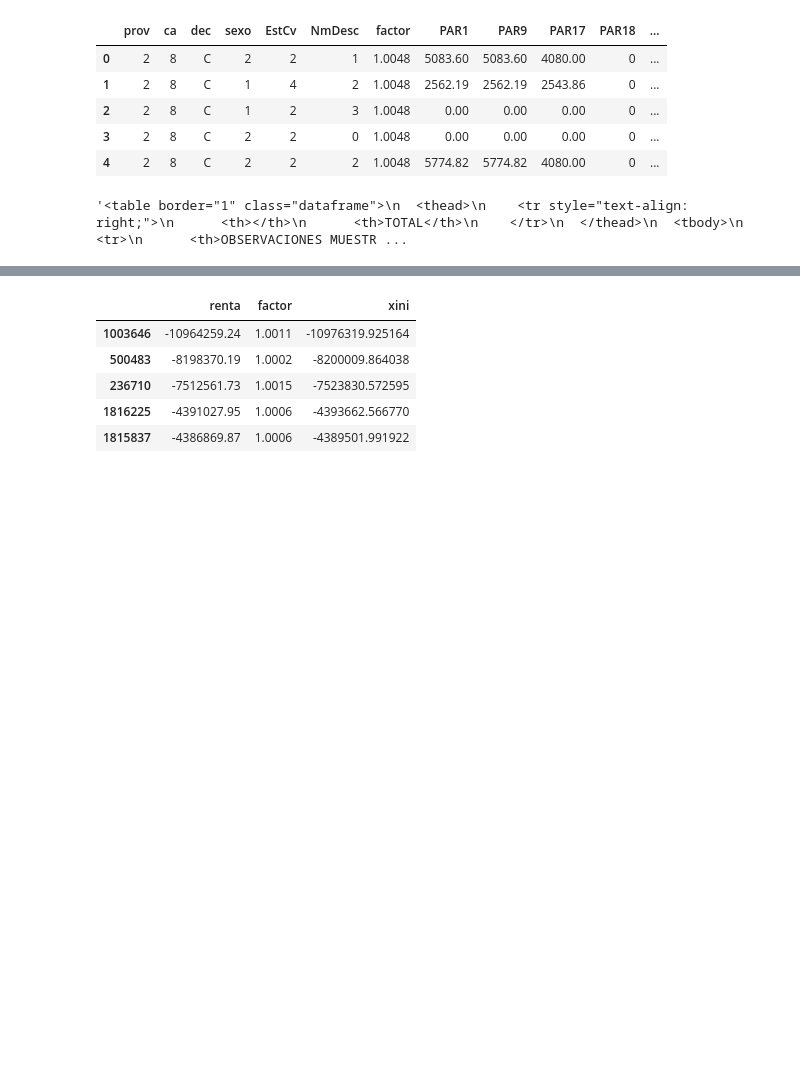
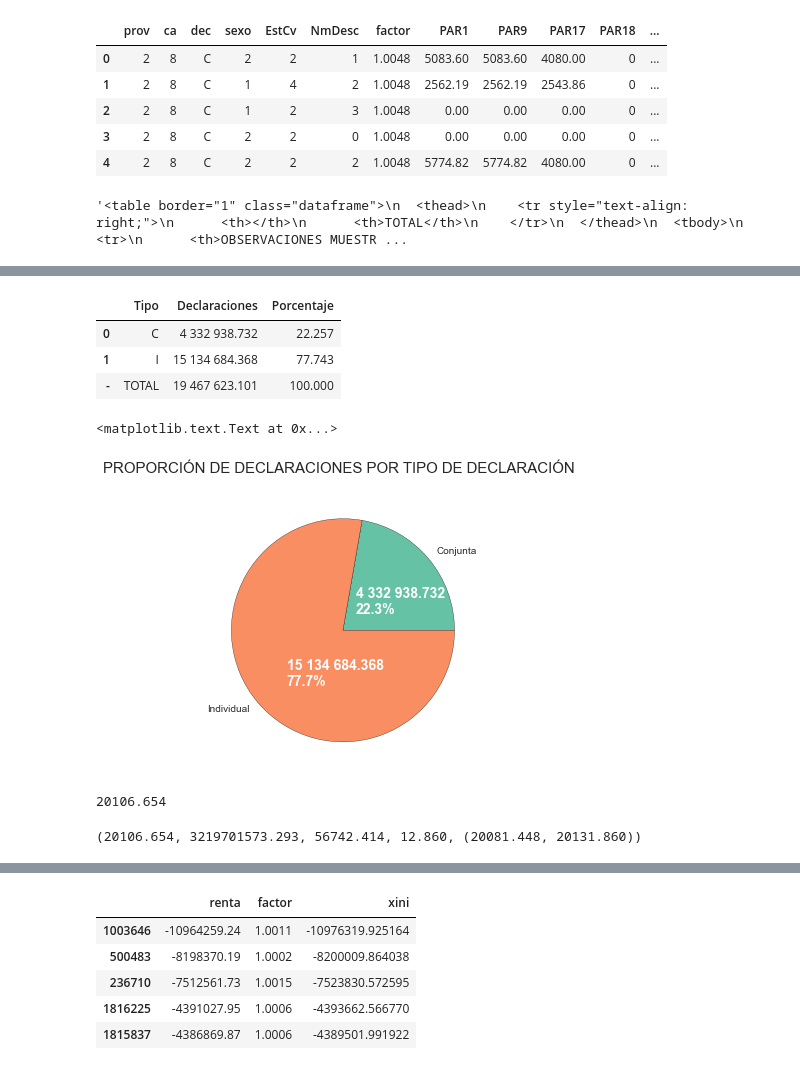
Before and after one commit to mmngreco/Fiscal, a Jupyter notebook: Muestra2011.ipynb, the cells around one changed output, grey strips where cells are left out. Saved outputs shown, nothing was run; the diff lists cells and outputs as text; code cells hidden in the pictures; blank space fills up the shorter version.

```diff
--- a/Muestra2011.ipynb
+++ b/Muestra2011.ipynb
@@ -165,7 +168,8 @@ data = df
 # %%
 # Función para separar miles y redondear a 3 decimales
 def formato_nums(x):
-    res = '{:,.3f}'.format(x).replace(',', ' ')
+    fn = lambda x: '{:,.3f}'.format(x).replace(',', ' ')
+    res = list(map(fn, x))
     return res
 # %%
 # NOMBRES DE LAS VARIABLES
@@ -368,4 +380,5 @@ plt.tight_layout()
 # %%
 # distribucion por niveles:
-# renta = PAR(455 + 465 + 17 +18 + 19 + 20)
-variables_renta = ['PAR%s' % e for e in [17, 18, 19, 20, 455, 465]]
+# renta = PAR(455 + 465 + 17 +18 + 19 + 20) = [17, 18, 19, 20, 455, 465]
+variables_renta = ['PAR%s' % e for e in [452, 465]]
+variables_renta
@@ -372,2 +387,5 @@ variables_renta = ['PAR%s' % e for e in [17, 18, 19, 20, 455, 465]]
 # %%
 data['renta'] = data[variables_renta].sum(1)
+# %%
+tramos = [-np.inf,0, 6000, 12000, 18000, 24000, 30000, 36000, 42000, 48000, 54000, 60000, np.inf]
+data['tramo'] = pd.cut(data.renta, tramos, precision=4, include_lowest=False, right=True)
@@ -373,0 +464,27 @@ data['renta'] = data[variables_renta].sum(1)
+# %%
+d
+# %% [output]
+|  | Tipo | Declaraciones | Porcentaje |
+| 0 | C | 4 332 938.732 | 22.257 |
+| 1 | I | 15 134 684.368 | 77.743 |
+| - | TOTAL | 19 467 623.101 | 100.000 |
+# %%
+plt.figure(figsize=(5,5))
+d = data.groupby('dec')['factor'].sum()
+dp = d * 100/ d.sum()
+d.index = ['Conjunta', 'Individual']
+d.plot(kind='pie')
+plt.xlabel('')
+plt.ylabel('')
+plt.text(0.12,0.15, formato_nums(d.values)[0]+'\n{:.1f}%'.format(dp.values[0]), color='white', fontsize=14, fontweight='bold')
+plt.text(-0.5,-0.5, formato_nums(d.values)[1]+'\n{:.1f}%'.format(dp.values[1]), color='white', fontsize=14, fontweight='bold')
+ttl = 'PROPORCIÓN DE DECLARACIONES POR TIPO DE DECLARACIÓN'
+plt.suptitle(ttl, fontsize=15)
+#plt.tight_layout()
+# %% [output]
+<matplotlib.text.Text at 0x...>
+[figure, added]
+# %%
+sum(data.renta * data.factor / data.factor.sum())
+# %% [output]
+20106.654
@@ -373,0 +493,4 @@ data['renta'] = data[variables_renta].sum(1)
+# %%
+d.mean, d.var, d.std, d.std_mean, d.zconfint_mean()
+# %% [output]
+(20106.654, 3219701573.293, 56742.414, 12.860, (20081.448, 20131.860))
```
Also changed, not shown: parts of 78 cells of this notebook.
